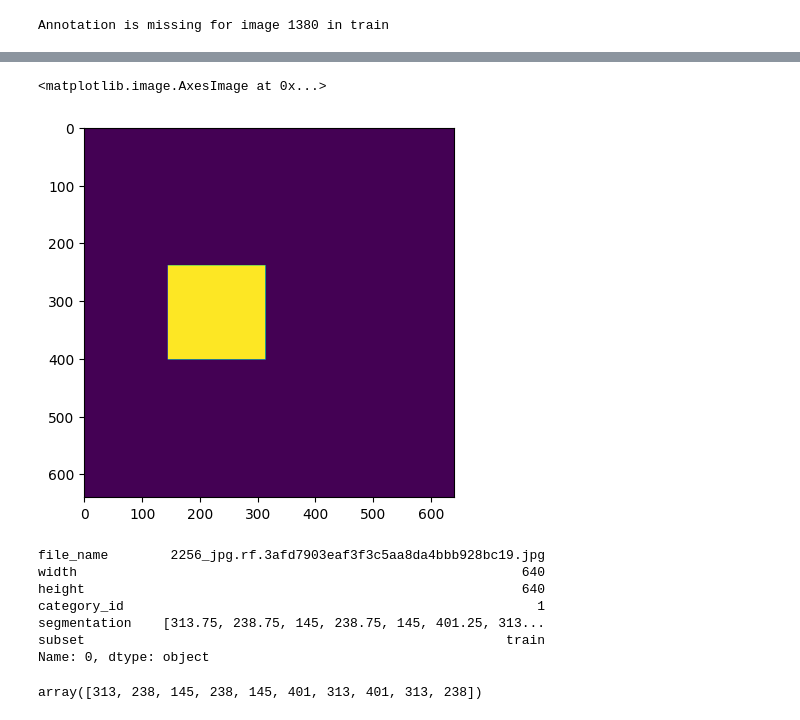
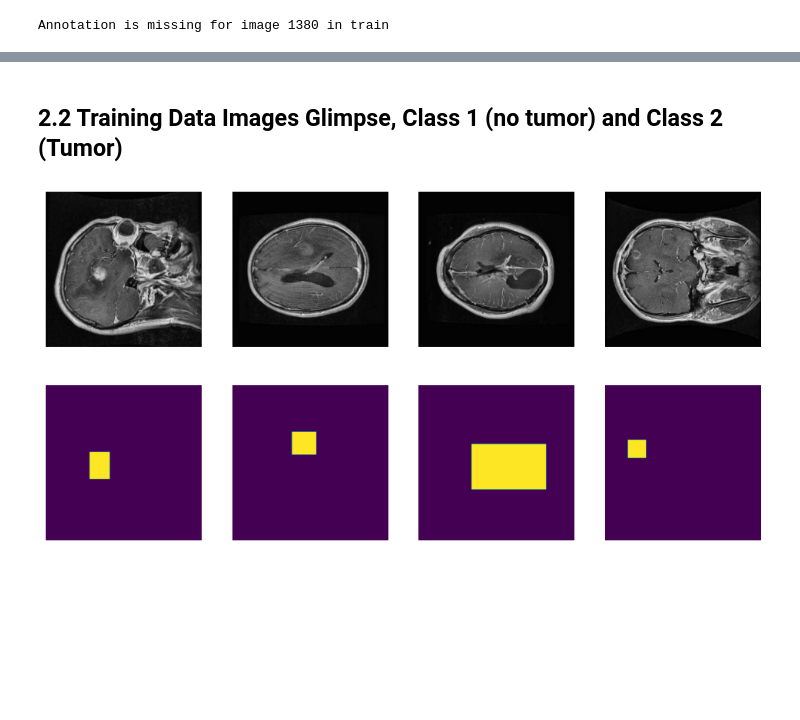
Before and after one commit to 87tana/SemanticSegmentation-in-Medical-Imaging, a Jupyter notebook: Tumor_Semantic_Segmentation.ipynb, the cells around one changed output, grey strips where cells are left out. Cells and saved outputs as stored; diff of their text form; code cells hidden in the pictures; blank space fills up the shorter version.

```diff
--- a/Tumor_Semantic_Segmentation.ipynb
+++ b/Tumor_Semantic_Segmentation.ipynb
@@ -127,29 +103,18 @@ def create_mask(image_info,annotations,output_folder,max_print=3):
-# %%
-def create_mask(image_info):
-  mask_np =np.zeros((image_info['height'],image_info['width']),dtype=np.uint8)
-  obj_number =1
-  for seg_idx ,seg in enumerate(image_info['segmentation']):
-      rr, cc = skimage.draw.polygon(seg[1::2], seg[0::2], mask_np.shape)
-      mask_np[rr,cc]=1
-
-  return mask_np
-# %%
-mask = create_mask(df.loc[0])
-plt.imshow(mask)
-# %% [output]
-<matplotlib.image.AxesImage at 0x...>
-[figure, removed]
-# %%
-df.loc[0]
-# %% [output]
-file_name        2256_jpg.rf.3afd7903eaf3f3c5aa8da4bbb928bc19.jpg
-width                                                         640
-height                                                        640
-category_id                                                     1
-segmentation    [313.75, 238.75, 145, 238.75, 145, 401.25, 313...
-subset                                                      train
-Name: 0, dtype: object
-# %%
-np.array(df.loc[0]['segmentation']).astype(int)
-# %% [output]
-array([313, 238, 145, 238, 145, 401, 313, 401, 313, 238])
+# %% [markdown]
+## 2.2 Training Data Images Glimpse, Class 1 (no tumor) and Class 2 (Tumor)
+# %%
+samp = df[df['category_id']==1].sample(4).reset_index(drop=True)
+
+fig, axes = plt.subplots (2,4,figsize=(12,6))
+
+for i in range(len(samp)): # index and image path
+    img = mpimg.imread(os.path.join(image_data_paths,samp.loc[i]['subset'],samp.loc[i]['file_name']))
+    axes[0,i].imshow(img)
+    axes[0,i].axis('off') # Turn off axis labels
+    mask = create_mask(samp.loc[i])
+    axes[1,i].imshow(mask)
+    axes[1,i].axis('off') # Turn off axis labels
+
+plt.show()
+# %% [output]
+[figure, added]
```
Also changed, not shown: parts of 11 cells of this notebook.
